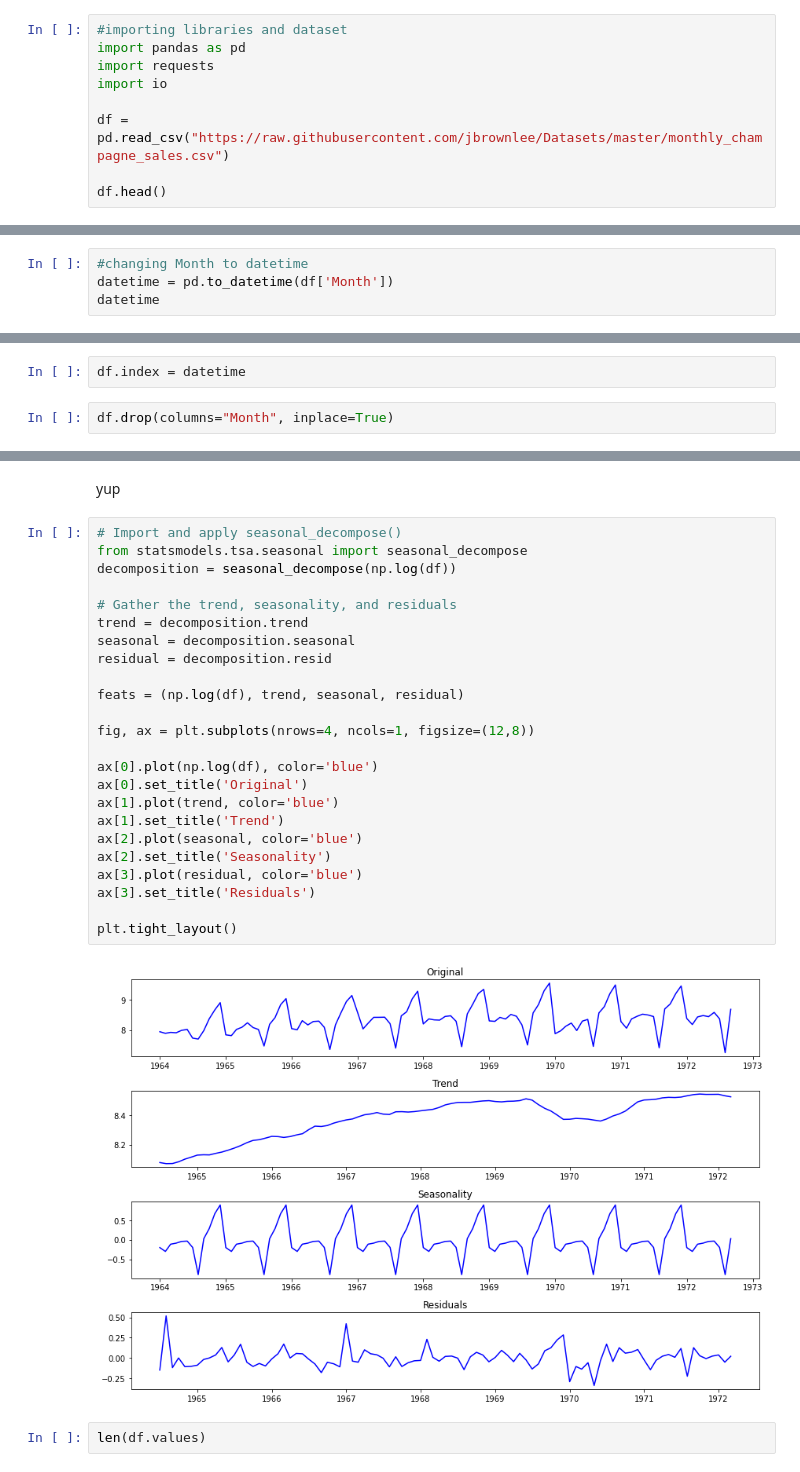
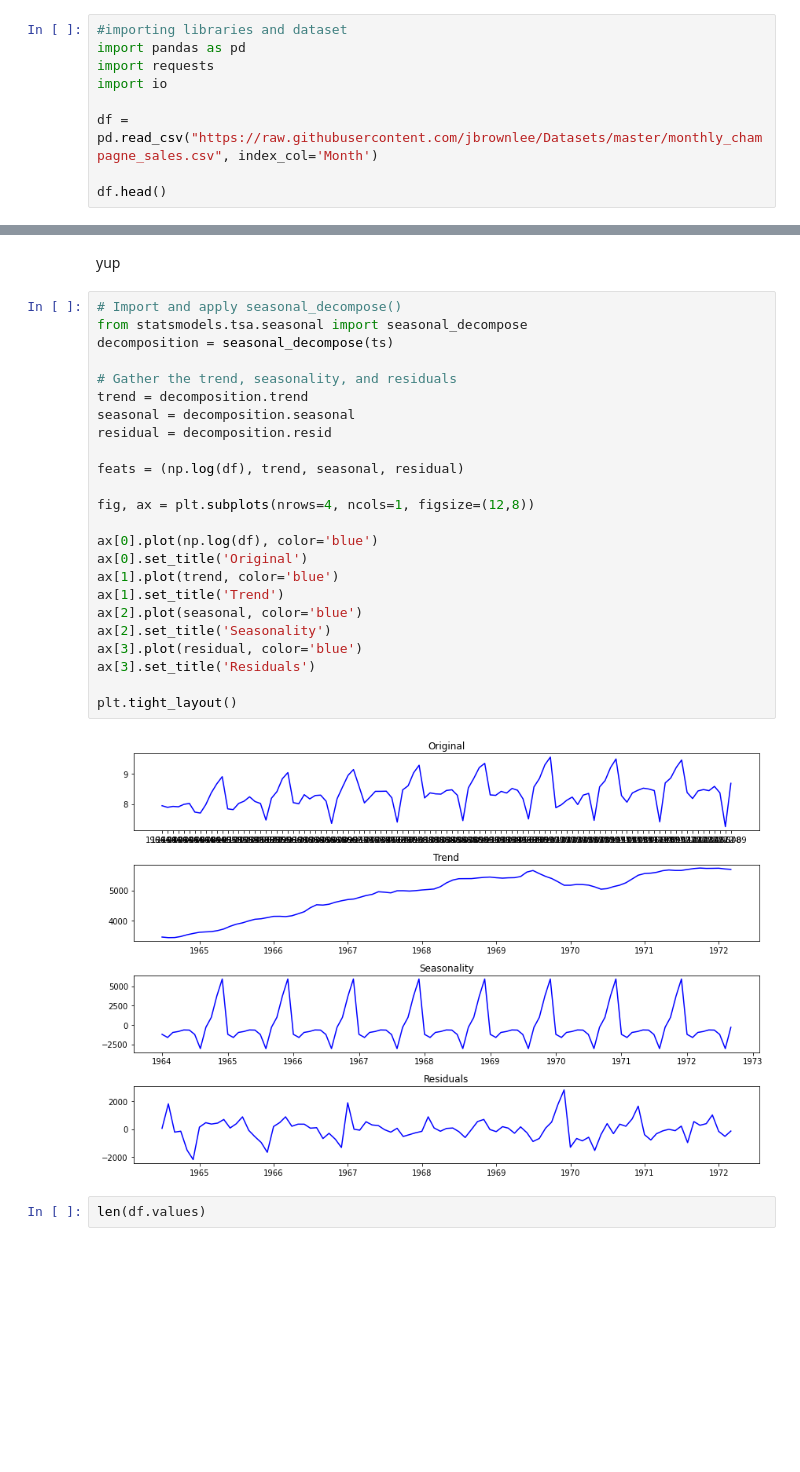
Before and after one commit to andiosika/timeseries, a Jupyter notebook: Champagne_TS.ipynb, the cells around one changed output, grey strips where cells are left out. Cells and saved outputs as stored; diff of their text form; blank space fills up the shorter version.

```diff
--- a/Champagne_TS.ipynb
+++ b/Champagne_TS.ipynb
@@ -4,7 +4,7 @@ import pandas as pd
 import requests
 import io
 
-df = pd.read_csv("https://raw.githubusercontent.com/jbrownlee/Datasets/master/monthly_champagne_sales.csv")
+df = pd.read_csv("https://raw.githubusercontent.com/jbrownlee/Datasets/master/monthly_champagne_sales.csv", index_col='Month')
 
 df.head()
 # %% [output]
@@ -17,4 +17,0 @@ df.head()
-# %%
-#changing Month to datetime
-datetime = pd.to_datetime(df['Month'])
-datetime
@@ -34,4 +17,0 @@ Name: Month, Length: 105, dtype: datetime64[ns]
-# %%
-df.index = datetime
-# %%
-df.drop(columns="Month", inplace=True)
@@ -147,29 +187,29 @@ yup
 # %%
 # Import and apply seasonal_decompose()
 from statsmodels.tsa.seasonal import seasonal_decompose
-decomposition = seasonal_decompose(np.log(df))
+decomposition = seasonal_decompose(ts)
 
 # Gather the trend, seasonality, and residuals
 trend = decomposition.trend
 seasonal = decomposition.seasonal
 residual = decomposition.resid
 
 feats = (np.log(df), trend, seasonal, residual)
 
 fig, ax = plt.subplots(nrows=4, ncols=1, figsize=(12,8))
 
 ax[0].plot(np.log(df), color='blue')
 ax[0].set_title('Original')
 ax[1].plot(trend, color='blue')
 ax[1].set_title('Trend')
 ax[2].plot(seasonal, color='blue')
 ax[2].set_title('Seasonality')
 ax[3].plot(residual, color='blue')
 ax[3].set_title('Residuals')
 
 plt.tight_layout()
 # %% [output]
-[figure, old version]
+[figure, new version]
 # %%
 len(df.values)
 # %% [output]
```
Also changed, not shown: parts of 45 cells of this notebook.
